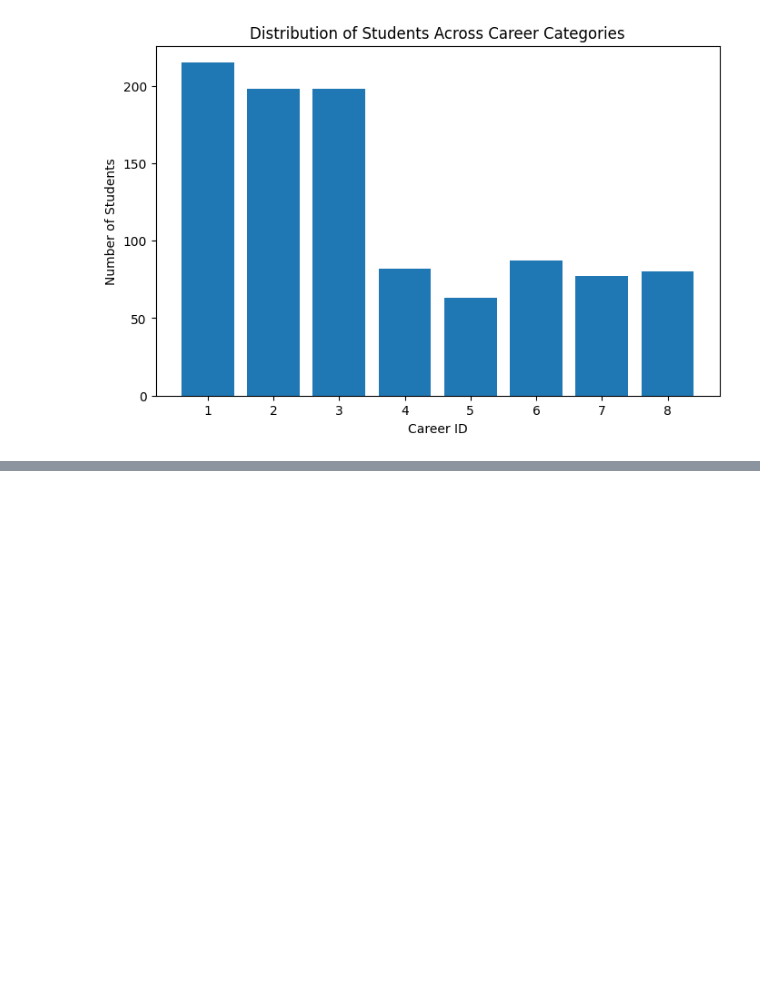
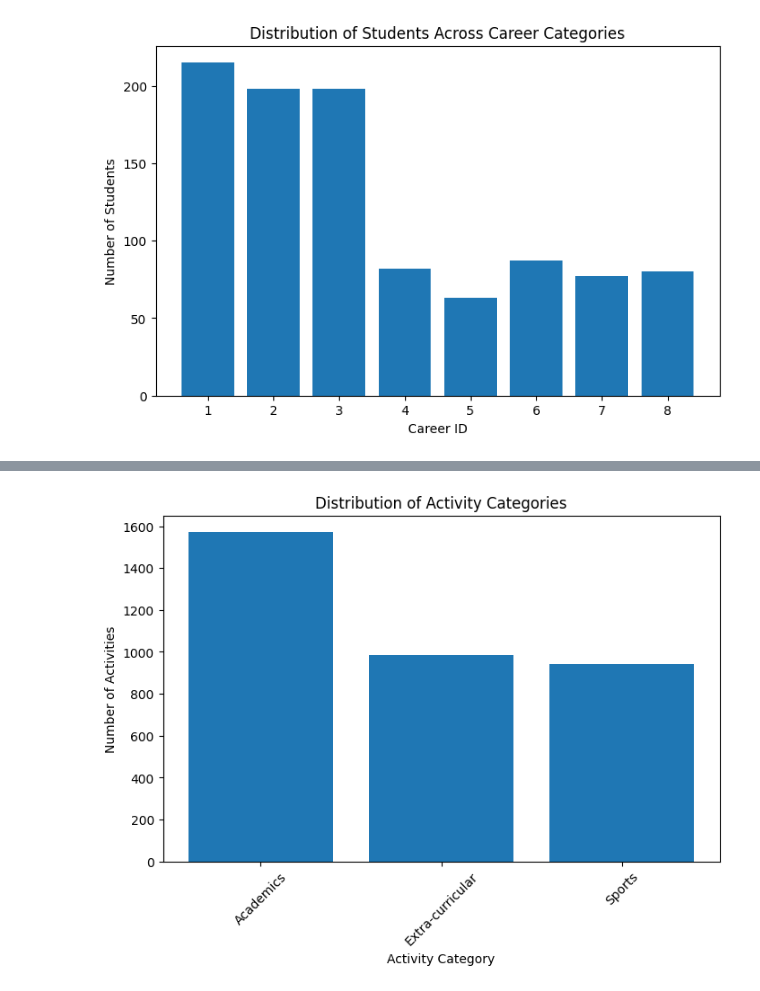
Before and after one commit to PrasastiBaitharu/ybi_foundation, a Jupyter notebook: YBI_45_DAY_INTERNSHIP.ipynb, the cells around one changed output, grey strips where cells are left out. Cells and saved outputs as stored; diff of their text form; code cells hidden in the pictures; blank space fills up the shorter version.

Commit message:
Activity Category Analysis

```diff
--- a/YBI_45_DAY_INTERNSHIP.ipynb
+++ b/YBI_45_DAY_INTERNSHIP.ipynb
@@ -287,0 +297,19 @@ plt.show()
+# %%
+category_counts = activity_df["category"].value_counts()
+
+plt.figure(figsize=(8, 5))
+
+plt.bar(
+    category_counts.index,
+    category_counts.values
+)
+
+plt.title("Distribution of Activity Categories")
+plt.xlabel("Activity Category")
+plt.ylabel("Number of Activities")
+
+plt.xticks(rotation=45)
+
+plt.show()
+# %% [output]
+[figure, added]
```
Also changed, not shown: parts of 2 cells of this notebook.
